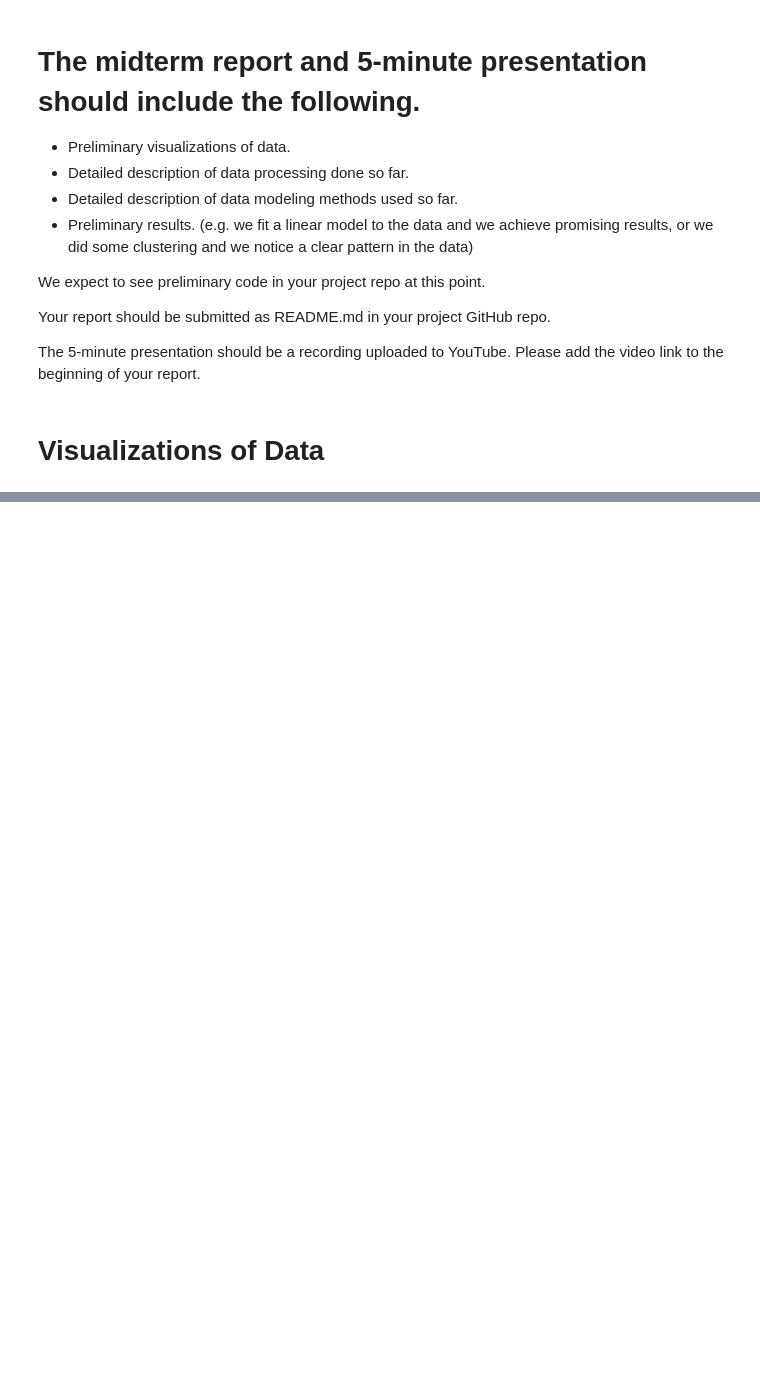
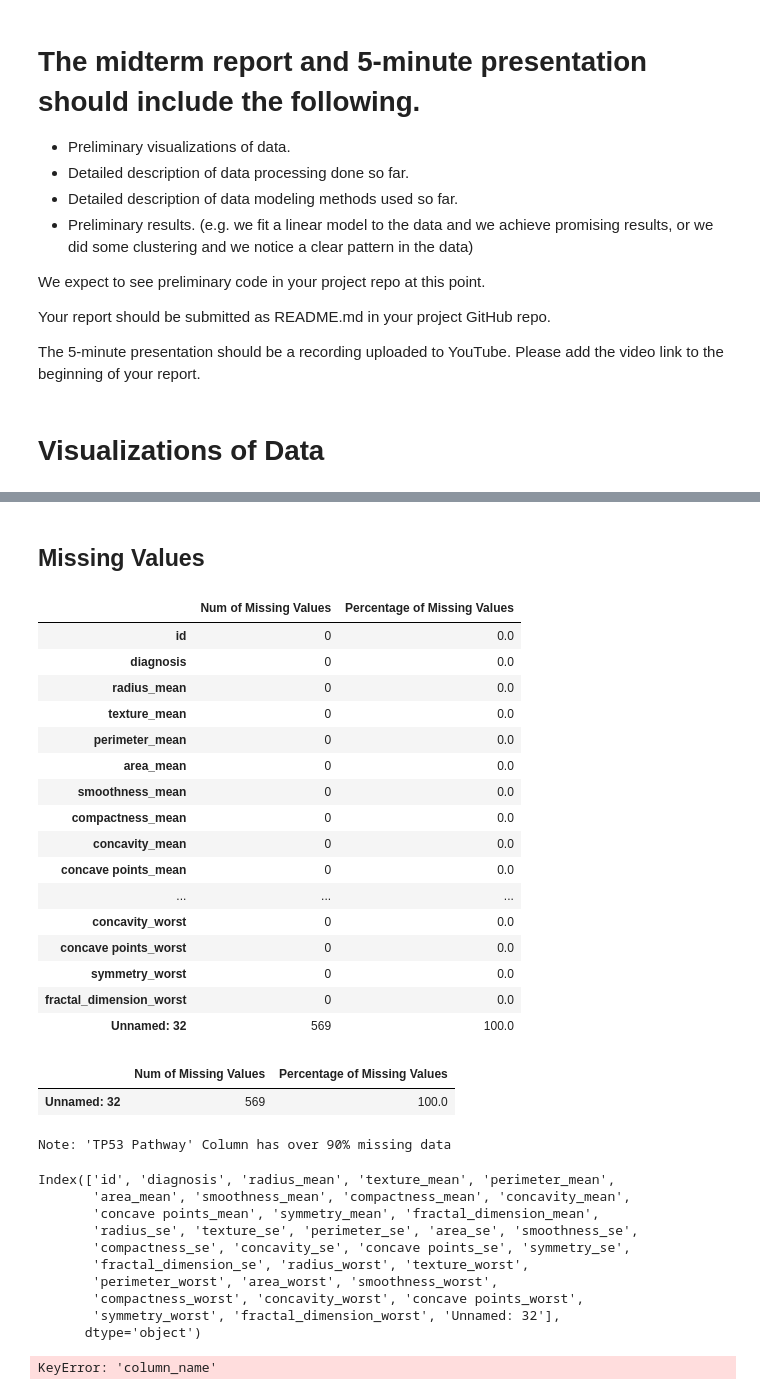
Before and after one commit to digitaldna01/CASCS506-FinalProject, a Jupyter notebook: Finalproject.ipynb, the cells around one changed output, grey strips where cells are left out. Cells and saved outputs as stored; diff of their text form; code cells hidden in the pictures; blank space fills up the shorter version.

```diff
--- a/Finalproject.ipynb
+++ b/Finalproject.ipynb
@@ -15,7 +15,8 @@ The 5-minute presentation should be a recording uploaded to YouTube. Please add
 # Visualizations of Data
 # %%
 import pandas as pd
-import numpy as np
 
-df = pd.read_csv('./data/aml_ohsu_2022_clinical_data.tsv', sep='\t') # load the data (tsv file so need to specify sep)
+# Load the TSV Data File
+# df = pd.read_csv('./data/aml_ohsu_2022_clinical_data.tsv', sep='\t') # load the data (tsv file so need to specify sep)
+df = pd.read_csv('./data/breast_cancer.csv') # load the data
 # %% [markdown]
@@ -23,27 +76,56 @@ df = pd.read_csv('./data/aml_ohsu_2022_clinical_data.tsv', sep='\t') # load the
+# %% [markdown]
+## Missing Values
 # %%
-# 1. Check basic info of the data
-df.info() # check the basic info of the data
-df.shape # check the shape of the data
+# 4. Check the missing values
+missing_values = pd.DataFrame({
+    'Num of Missing Values' : df.isnull().sum(), # check the missing values
+    'Percentage of Missing Values' : (df.isnull().sum()/len(df) * 100).round(2) # check the percentage of missing values
+})
+display(missing_values)
 
-# 2. Check the first few rows of the data
-df.head() # check the first few rows of the data
-df.tail() # check the last few rows of the data
+# Filter to show columns with missing value percentage greater than a certain threshold (e.g., 20%)
+high_missing_values = missing_values[missing_values['Percentage of Missing Values'] > 20]
+display(high_missing_values)
 
-# 3. Check the columns of the data
-df.describe() # only numeric columns
-df.describe(include='all') # include all columns
-
-# 4. Check the missing values
-df.isnull().sum() # check the missing values
-df.isnull().sum()/len(df) * 100 # check the percentage of missing values
+print("Note: 'TP53 Pathway' Column has over 90% missing data")
 
 # 5. Check the unique values
 df.duplicated().sum() # check the number of duplicated rows
 df.duplicated().sum()/len(df) * 100 # check the percentage of duplicated rows
 
 # 6. Check the unique values in each column
 df.columns # check the columns of the data
-df.describe(include='all')
+# %% [output]
+|  | Num of Missing Values | Percentage of Missing Values |
+| id | 0 | 0.0 |
+| diagnosis | 0 | 0.0 |
+| radius_mean | 0 | 0.0 |
+| texture_mean | 0 | 0.0 |
+| perimeter_mean | 0 | 0.0 |
+| area_mean | 0 | 0.0 |
+| smoothness_mean | 0 | 0.0 |
+| compactness_mean | 0 | 0.0 |
+| concavity_mean | 0 | 0.0 |
+| concave points_mean | 0 | 0.0 |
+| ... | ... | ... |
+| concavity_worst | 0 | 0.0 |
+| concave points_worst | 0 | 0.0 |
+| symmetry_worst | 0 | 0.0 |
+| fractal_dimension_worst | 0 | 0.0 |
+| Unnamed: 32 | 569 | 100.0 |
+|  | Num of Missing Values | Percentage of Missing Values |
+| Unnamed: 32 | 569 | 100.0 |
+Note: 'TP53 Pathway' Column has over 90% missing data
+Index(['id', 'diagnosis', 'radius_mean', 'texture_mean', 'perimeter_mean',
+       'area_mean', 'smoothness_mean', 'compactness_mean', 'concavity_mean',
+       'concave points_mean', 'symmetry_mean', 'fractal_dimension_mean',
+       'radius_se', 'texture_se', 'perimeter_se', 'area_se', 'smoothness_se',
+       'compactness_se', 'concavity_se', 'concave points_se', 'symmetry_se',
+       'fractal_dimension_se', 'radius_worst', 'texture_worst',
+       'perimeter_worst', 'area_worst', 'smoothness_worst',
+       'compactness_worst', 'concavity_worst', 'concave points_worst',
+       'symmetry_worst', 'fractal_dimension_worst', 'Unnamed: 32'],
+      dtype='object')
 # %%
 import seaborn as sns
 import matplotlib.pyplot as plt
@@ -63,3 +145,5 @@ sns.scatterplot(data=df, x='column1', y='column2')
 
 # Distribution plot
 sns.distplot(df['column_name'])
+# %% [output]
+KeyError: 'column_name'
```
Also changed, not shown: parts of 3 cells of this notebook, 3 other files.
